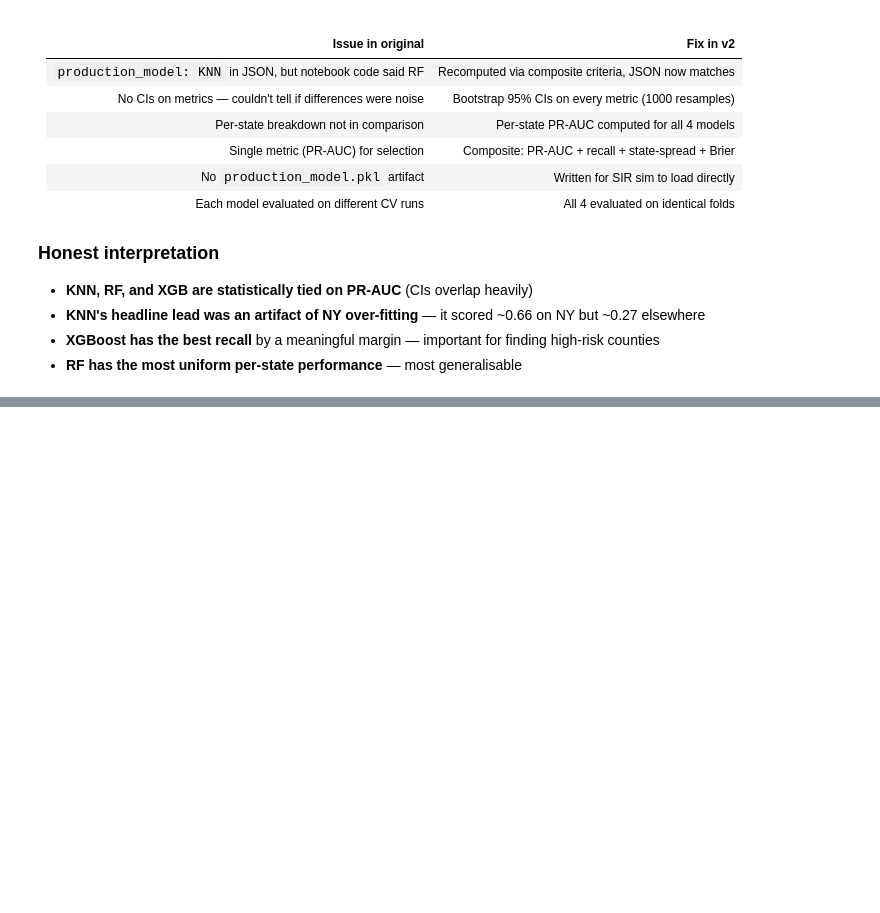
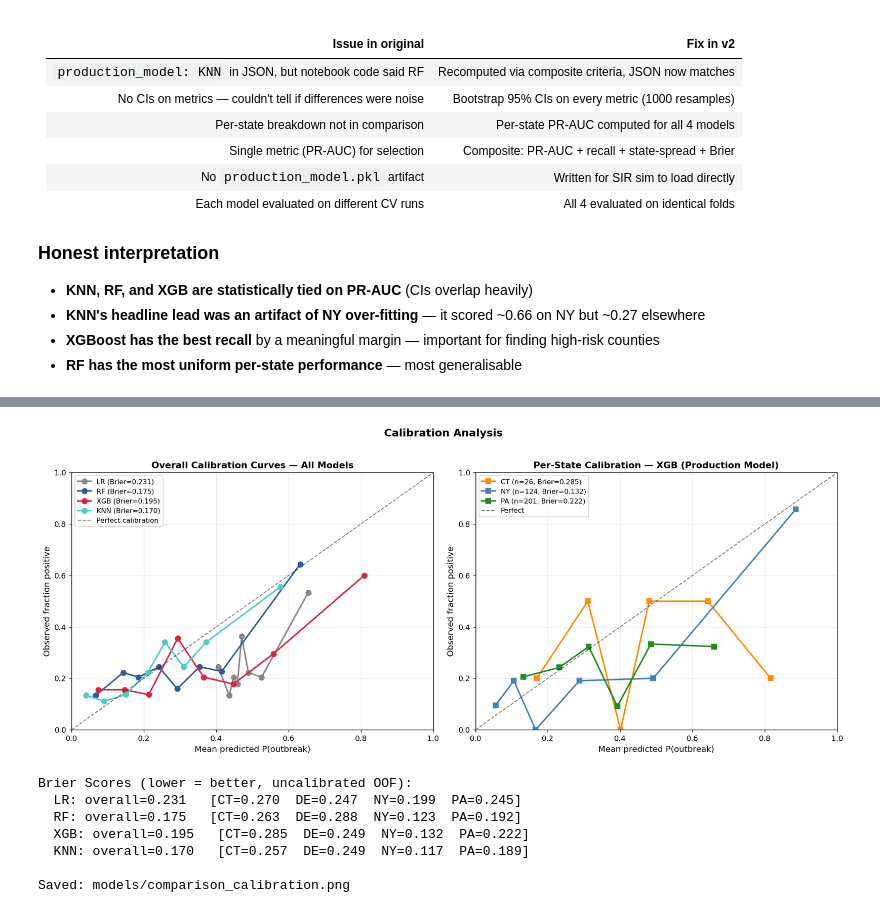
Before and after one commit to r0cb/ENGG2112, a Jupyter notebook: notebooks/08_model_comparison.ipynb, the cells around one changed output, grey strips where cells are left out. Saved outputs shown, nothing was run; the diff lists cells and outputs as text; code cells hidden in the pictures; blank space fills up the shorter version.

```diff
--- a/notebooks/08_model_comparison.ipynb
+++ b/notebooks/08_model_comparison.ipynb
@@ -863,0 +872,78 @@ Per-state spread: 0.438
+# %%
+from sklearn.calibration import calibration_curve
+
+# ── 1. Overall calibration curves for all models ──────────────────────────────
+fig, axes = plt.subplots(1, 2, figsize=(15, 6))
+ax_cal = axes[0]
+
+model_colors = {'LR': '#888888', 'RF': '#2E5C9A', 'XGB': '#D7263D', 'KNN': '#4ECDC4'}
+
+for name, proba in oof_proba.items():
+    prob_true, prob_pred = calibration_curve(y, proba, n_bins=8, strategy='quantile')
+    brier = brier_score_loss(y, proba)
+    ax_cal.plot(prob_pred, prob_true, marker='o', linewidth=2, ms=7,
+                color=model_colors[name], label=f'{name} (Brier={brier:.3f})')
+
+ax_cal.plot([0, 1], [0, 1], 'k--', linewidth=1.2, alpha=0.5, label='Perfect calibration')
+ax_cal.set_xlabel('Mean predicted P(outbreak)', fontsize=11)
+ax_cal.set_ylabel('Observed fraction positive', fontsize=11)
+ax_cal.set_title('Overall Calibration Curves — All Models', fontweight='bold')
+ax_cal.set_xlim(0, 1); ax_cal.set_ylim(0, 1)
+ax_cal.legend(fontsize=9)
+ax_cal.grid(alpha=0.3)
+
+# ── 2. Per-state calibration for the production model ─────────────────────────
+ax_state = axes[1]
+
+prod_proba = oof_proba[best]
+state_arr  = master['state'].values
+state_colors_map = {'NY': 'steelblue', 'PA': 'forestgreen', 'CT': 'darkorange', 'DE': 'crimson'}
+
+for state in sorted(states):
+    mask = state_arr == state
+    yt = y[mask]
+    yp = prod_proba[mask]
+    if yt.sum() < 5 or len(np.unique(yt)) < 2:
+        continue
+    n_bins = min(6, int(yt.sum()))
+    prob_true, prob_pred = calibration_curve(yt, yp, n_bins=n_bins, strategy='quantile')
+    brier_s = brier_score_loss(yt, yp)
+    col = state_colors_map.get(state, 'grey')
+    ax_state.plot(prob_pred, prob_true, marker='s', linewidth=2, ms=7,
+                  color=col, label=f'{state} (n={mask.sum()}, Brier={brier_s:.3f})')
+
+ax_state.plot([0, 1], [0, 1], 'k--', linewidth=1.2, alpha=0.5, label='Perfect')
+ax_state.set_xlabel('Mean predicted P(outbreak)', fontsize=11)
+ax_state.set_ylabel('Observed fraction positive', fontsize=11)
+ax_state.set_title(f'Per-State Calibration — {best} (Production Model)', fontweight='bold')
+ax_state.set_xlim(0, 1); ax_state.set_ylim(0, 1)
+ax_state.legend(fontsize=9)
+ax_state.grid(alpha=0.3)
+
+plt.suptitle('Calibration Analysis', fontsize=14, fontweight='bold', y=1.02)
+plt.tight_layout()
+plt.savefig(MODELS_DIR / 'comparison_calibration.png', dpi=150, bbox_inches='tight')
+plt.show()
+
+# ── 3. Brier score summary table ──────────────────────────────────────────────
+print('Brier Scores (lower = better, uncalibrated OOF):')
+for name, proba in oof_proba.items():
+    b_all = brier_score_loss(y, proba)
+    state_briers = {}
+    for state in sorted(states):
+        mask = state_arr == state
+        yt = y[mask]; yp = proba[mask]
+        state_briers[state] = brier_score_loss(yt, yp) if len(np.unique(yt)) == 2 else float('nan')
+    row = '  '.join([f'{s}={v:.3f}' for s, v in state_briers.items()])
+    print(f'  {name}: overall={b_all:.3f}   [{row}]')
+
+print(f'\nSaved: models/comparison_calibration.png')
+# %% [output]
+[figure, added]
+Brier Scores (lower = better, uncalibrated OOF):
+  LR: overall=0.231   [CT=0.270  DE=0.247  NY=0.199  PA=0.245]
+  RF: overall=0.175   [CT=0.263  DE=0.288  NY=0.123  PA=0.192]
+  XGB: overall=0.195   [CT=0.285  DE=0.249  NY=0.132  PA=0.222]
+  KNN: overall=0.170   [CT=0.257  DE=0.249  NY=0.117  PA=0.189]
+
+Saved: models/comparison_calibration.png
```
Also changed, not shown: parts of 13 cells of this notebook, 22 other files.
